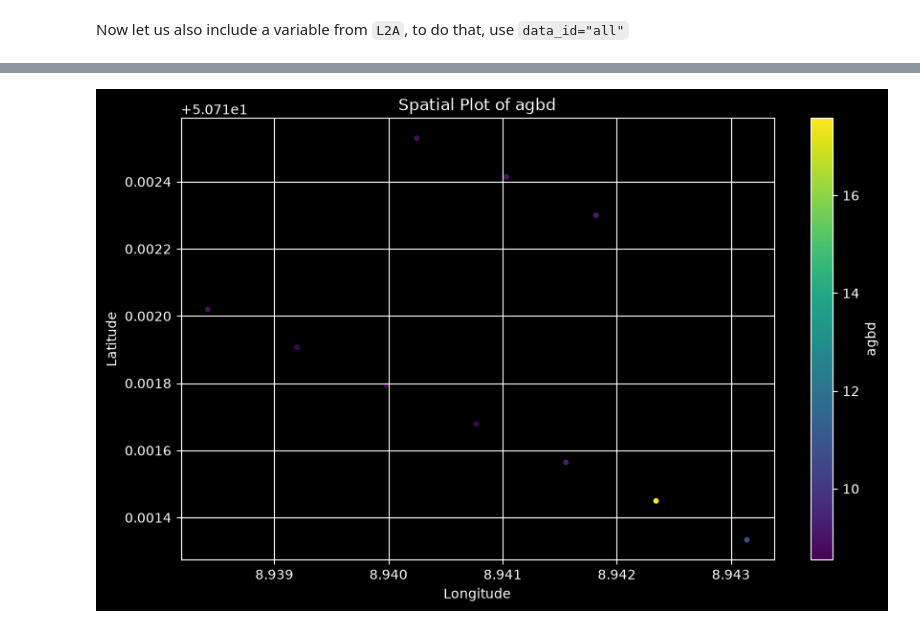
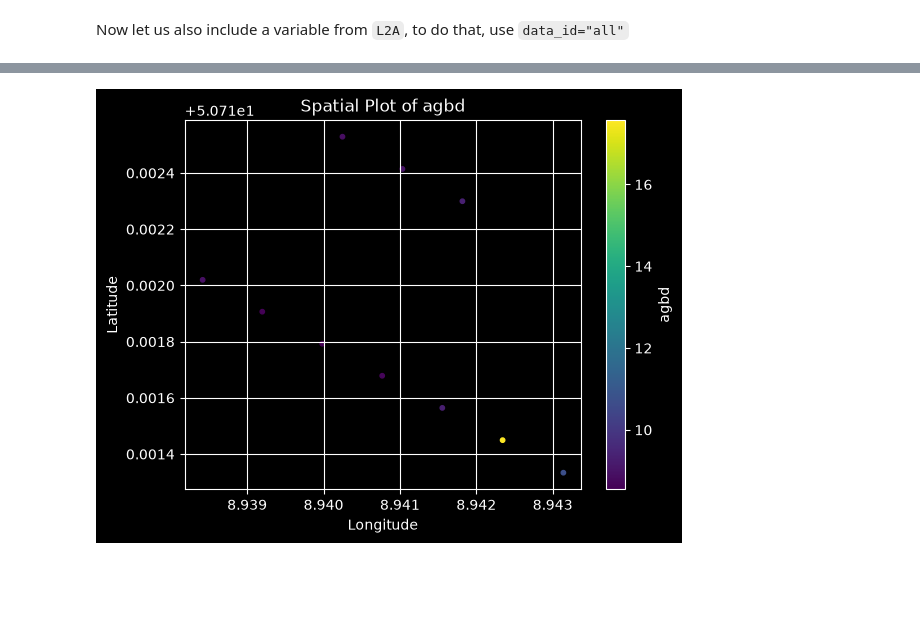
Before and after one commit to xcube-dev/xcube-gedidb, a Jupyter notebook: examples/notebooks/gedi_data_store.ipynb, the cells around one changed output, grey strips where cells are left out. Drawn from its saved outputs; the diff is of its cells as text; code cells hidden in the pictures; blank space fills up the shorter version.

```diff
--- a/examples/notebooks/gedi_data_store.ipynb
+++ b/examples/notebooks/gedi_data_store.ipynb
@@ -221,17 +198,14 @@ Data variables:
 # %%
 lat = gedi_data['latitude'].values
 lon = gedi_data['longitude'].values
 agbd = gedi_data['agbd'].values
 
-
-import matplotlib.pyplot as plt
-plt.figure(figsize=(10, 6))
 sc = plt.scatter(lon, lat, c=agbd, cmap='viridis', s=10)
 plt.colorbar(sc, label='agbd')
 plt.xlabel('Longitude')
 plt.ylabel('Latitude')
 plt.title('Spatial Plot of agbd')
 plt.grid(True)
 plt.show()
 # %% [output]
-[figure, old version]
+[figure, new version]
```
Also changed, not shown: parts of 13 cells of this notebook, 9 other files.
